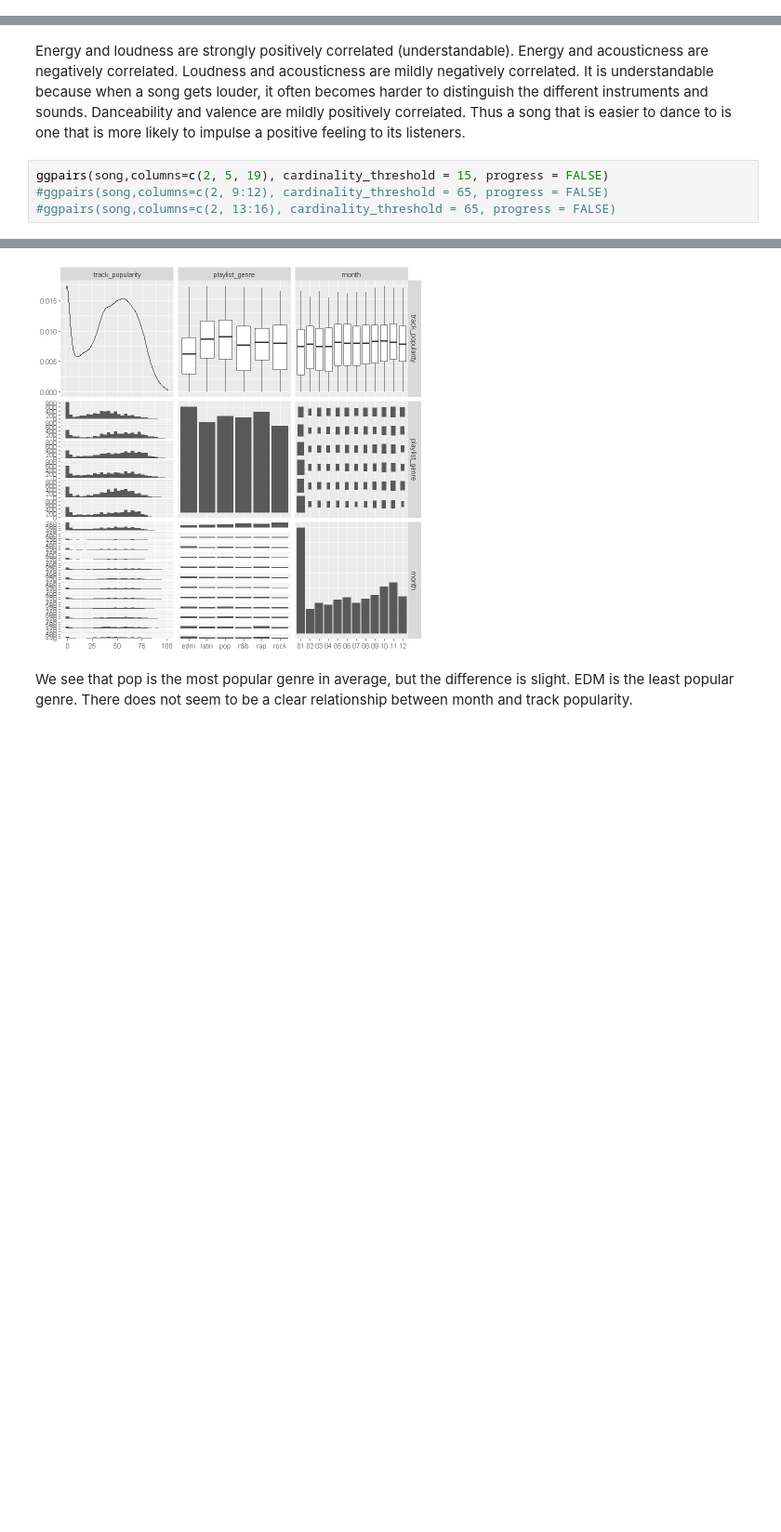
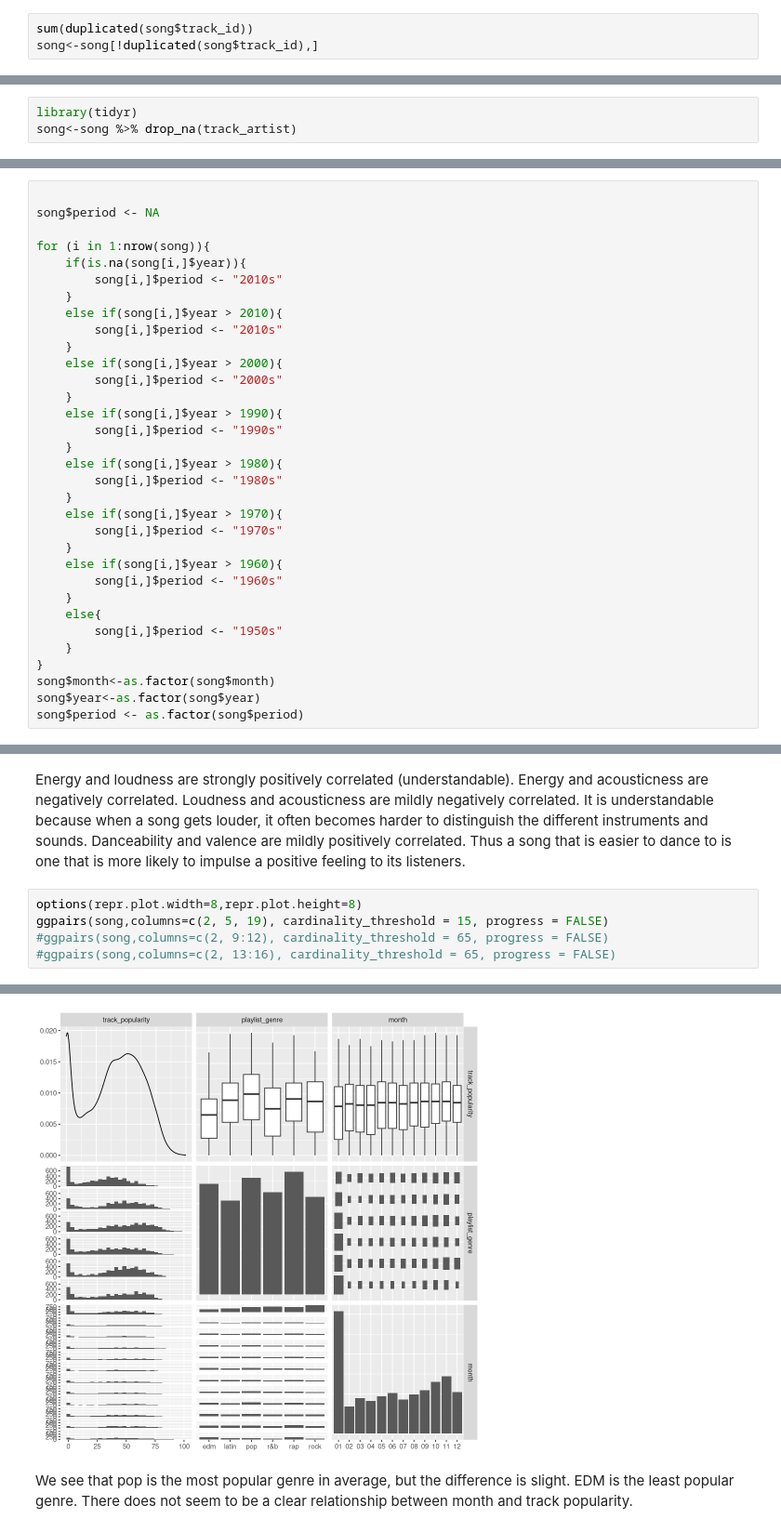
Before and after one commit to P-Point-all/Data_Science_Spotify, a Jupyter notebook: Data_Spotify_R.ipynb, the cells around one changed output, grey strips where cells are left out. Shown at 93% size. Saved outputs shown, nothing was run; the diff lists cells and outputs as text; blank space fills up the shorter version.

```diff
--- a/Data_Spotify_R.ipynb
+++ b/Data_Spotify_R.ipynb
@@ -41,0 +68,3 @@ A data.frame: 6 × 23
+# %%
+sum(duplicated(song$track_id))
+song<-song[!duplicated(song$track_id),]
@@ -170,0 +156,3 @@ On voit qu'il y a beaucoup de N.A. pour les variables mois et année, les N.A. p
+# %%
+library(tidyr)
+song<-song %>% drop_na(track_artist)
@@ -193 +197,34 @@ barplot(table(song$year))
+# %%
+
+song$period <- NA
+
+for (i in 1:nrow(song)){
+    if(is.na(song[i,]$year)){
+        song[i,]$period <- "2010s"
+    }
+    else if(song[i,]$year > 2010){
+        song[i,]$period <- "2010s"
+    }
+    else if(song[i,]$year > 2000){
+        song[i,]$period <- "2000s"
+    }
+    else if(song[i,]$year > 1990){
+        song[i,]$period <- "1990s"
+    }
+    else if(song[i,]$year > 1980){
+        song[i,]$period <- "1980s"
+    }
+    else if(song[i,]$year > 1970){
+        song[i,]$period <- "1970s"
+    }
+    else if(song[i,]$year > 1960){
+        song[i,]$period <- "1960s"
+    }
+    else{
+        song[i,]$period <- "1950s"
+    }
+}
+song$month<-as.factor(song$month)
+song$year<-as.factor(song$year)
+song$period <- as.factor(song$period)
 # %%
@@ -297,13 +330,14 @@ Energy and loudness are strongly positively correlated (understandable).
 Energy and acousticness are negatively correlated. Loudness and acousticness are mildly negatively correlated. It is understandable because when a song gets louder, it often becomes harder to distinguish the different instruments and sounds.
 Danceability and valence are mildly positively correlated. Thus a song that is easier to dance to is one that is more likely to impulse a positive feeling to its listeners.
 # %%
+options(repr.plot.width=8,repr.plot.height=8)
 ggpairs(song,columns=c(2, 5, 19), cardinality_threshold = 15, progress = FALSE)
 #ggpairs(song,columns=c(2, 9:12), cardinality_threshold = 65, progress = FALSE)
 #ggpairs(song,columns=c(2, 13:16), cardinality_threshold = 65, progress = FALSE)
 # %% [output]
 `stat_bin()` using `bins = 30`. Pick better value with `binwidth`.
 `stat_bin()` using `bins = 30`. Pick better value with `binwidth`.
-[figure, old version]
+[figure, new version]
 # %% [markdown]
 We see that pop is the most popular genre in average, but the difference is slight. EDM is the least popular genre.
 There does not seem to be a clear relationship between month and track popularity.
```
Also changed, not shown: parts of 50 cells of this notebook, 1 other file.
